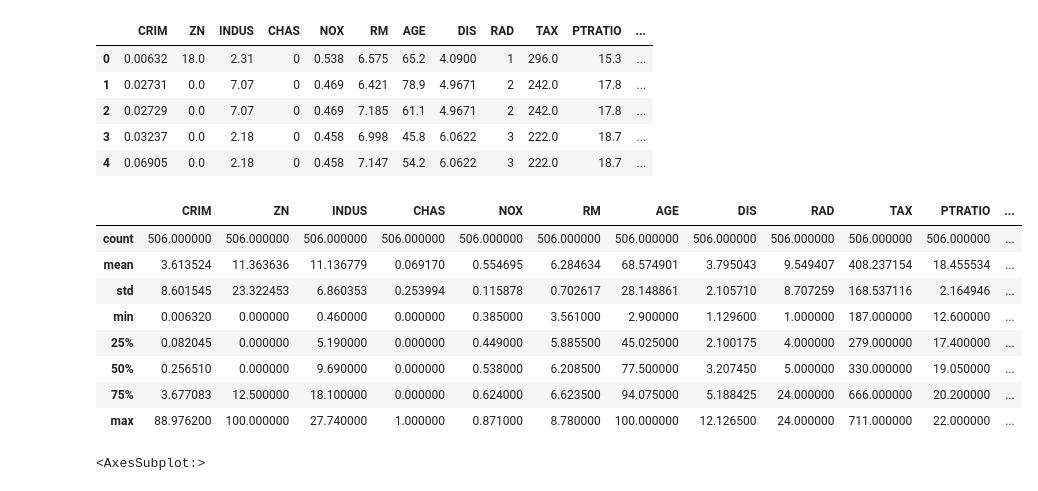
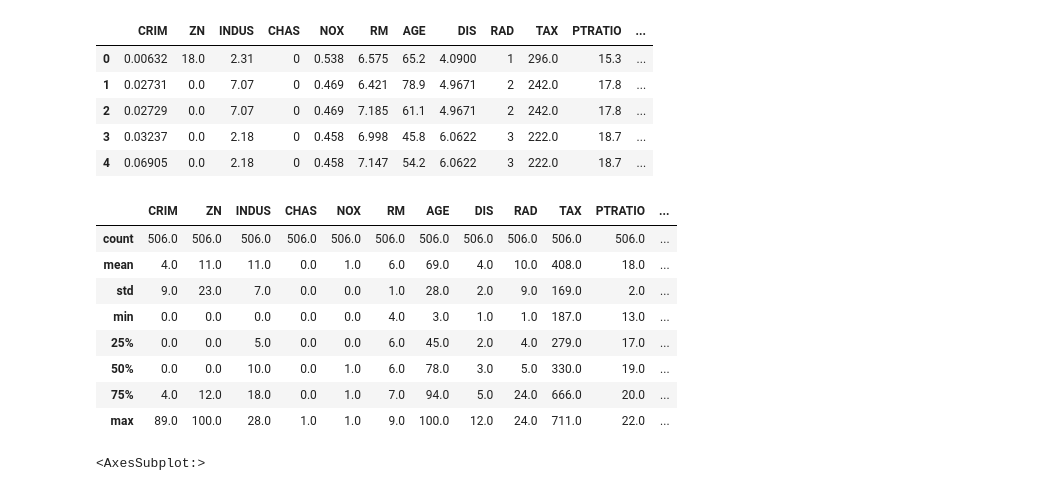
Before and after one commit to Jajc09/data-science, a Jupyter notebook: deep-learning/rental-airbnb/housing.ipynb, the cells around one changed output. Saved outputs shown, nothing was run; the diff lists cells and outputs as text; code cells hidden in the pictures.

```diff
--- a/deep-learning/rental-airbnb/housing.ipynb
+++ b/deep-learning/rental-airbnb/housing.ipynb
@@ -65,17 +65,17 @@ df.head()
 | 4 | 0.06905 | 0.0 | 2.18 | 0 | 0.458 | 7.147 | 54.2 | 6.0622 | 3 | 222.0 | 18.7 | ... |
 # %%
 df = df.rename(columns={'MEDV': 'PRICE'})
-df.describe()
+df.describe().round(0)
 # %% [output]
 |  | CRIM | ZN | INDUS | CHAS | NOX | RM | AGE | DIS | RAD | TAX | PTRATIO | ... |
-| count | 506.000000 | 506.000000 | 506.000000 | 506.000000 | 506.000000 | 506.000000 | 506.000000 | 506.000000 | 506.000000 | 506.000000 | 506.000000 | ... |
-| mean | 3.613524 | 11.363636 | 11.136779 | 0.069170 | 0.554695 | 6.284634 | 68.574901 | 3.795043 | 9.549407 | 408.237154 | 18.455534 | ... |
-| std | 8.601545 | 23.322453 | 6.860353 | 0.253994 | 0.115878 | 0.702617 | 28.148861 | 2.105710 | 8.707259 | 168.537116 | 2.164946 | ... |
-| min | 0.006320 | 0.000000 | 0.460000 | 0.000000 | 0.385000 | 3.561000 | 2.900000 | 1.129600 | 1.000000 | 187.000000 | 12.600000 | ... |
-| 25% | 0.082045 | 0.000000 | 5.190000 | 0.000000 | 0.449000 | 5.885500 | 45.025000 | 2.100175 | 4.000000 | 279.000000 | 17.400000 | ... |
-| 50% | 0.256510 | 0.000000 | 9.690000 | 0.000000 | 0.538000 | 6.208500 | 77.500000 | 3.207450 | 5.000000 | 330.000000 | 19.050000 | ... |
-| 75% | 3.677083 | 12.500000 | 18.100000 | 0.000000 | 0.624000 | 6.623500 | 94.075000 | 5.188425 | 24.000000 | 666.000000 | 20.200000 | ... |
-| max | 88.976200 | 100.000000 | 27.740000 | 1.000000 | 0.871000 | 8.780000 | 100.000000 | 12.126500 | 24.000000 | 711.000000 | 22.000000 | ... |
+| count | 506.0 | 506.0 | 506.0 | 506.0 | 506.0 | 506.0 | 506.0 | 506.0 | 506.0 | 506.0 | 506.0 | ... |
+| mean | 4.0 | 11.0 | 11.0 | 0.0 | 1.0 | 6.0 | 69.0 | 4.0 | 10.0 | 408.0 | 18.0 | ... |
+| std | 9.0 | 23.0 | 7.0 | 0.0 | 0.0 | 1.0 | 28.0 | 2.0 | 9.0 | 169.0 | 2.0 | ... |
+| min | 0.0 | 0.0 | 0.0 | 0.0 | 0.0 | 4.0 | 3.0 | 1.0 | 1.0 | 187.0 | 13.0 | ... |
+| 25% | 0.0 | 0.0 | 5.0 | 0.0 | 0.0 | 6.0 | 45.0 | 2.0 | 4.0 | 279.0 | 17.0 | ... |
+| 50% | 0.0 | 0.0 | 10.0 | 0.0 | 1.0 | 6.0 | 78.0 | 3.0 | 5.0 | 330.0 | 19.0 | ... |
+| 75% | 4.0 | 12.0 | 18.0 | 0.0 | 1.0 | 7.0 | 94.0 | 5.0 | 24.0 | 666.0 | 20.0 | ... |
+| max | 89.0 | 100.0 | 28.0 | 1.0 | 1.0 | 9.0 | 100.0 | 12.0 | 24.0 | 711.0 | 22.0 | ... |
 # %%
 # Check Correlation Among the Features
 plt.figure(figsize=(20,14))
```
Also changed, not shown: parts of 9 cells of this notebook, 4 other files.
